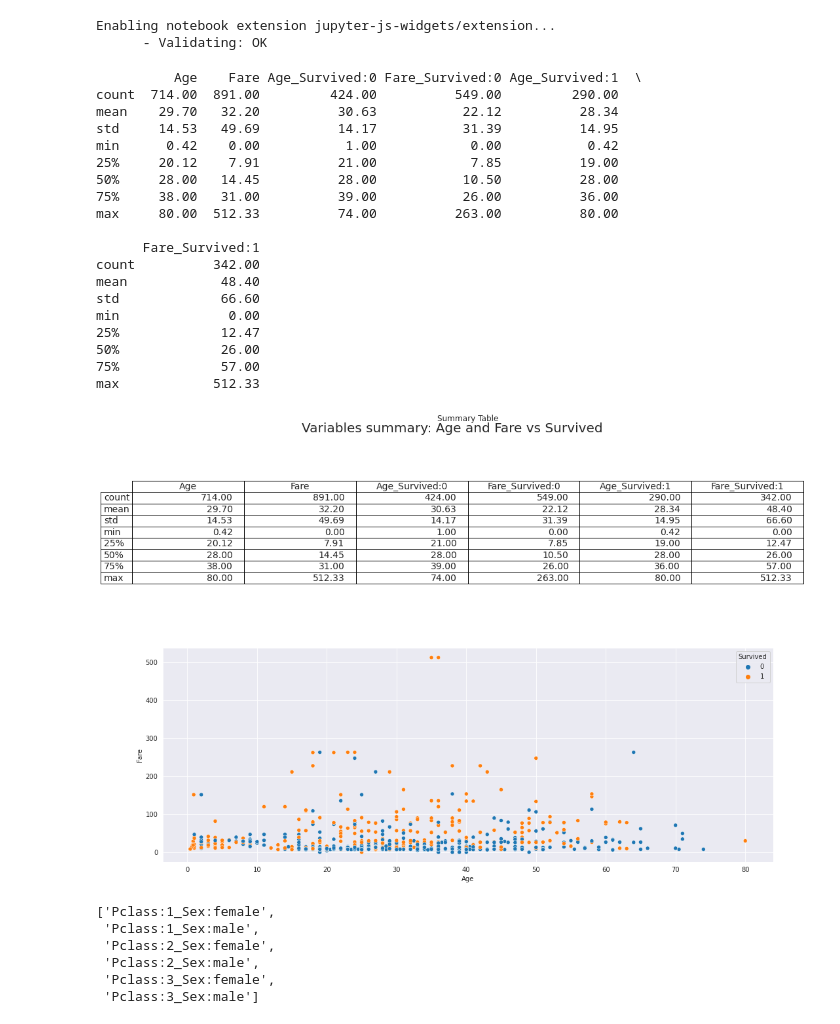
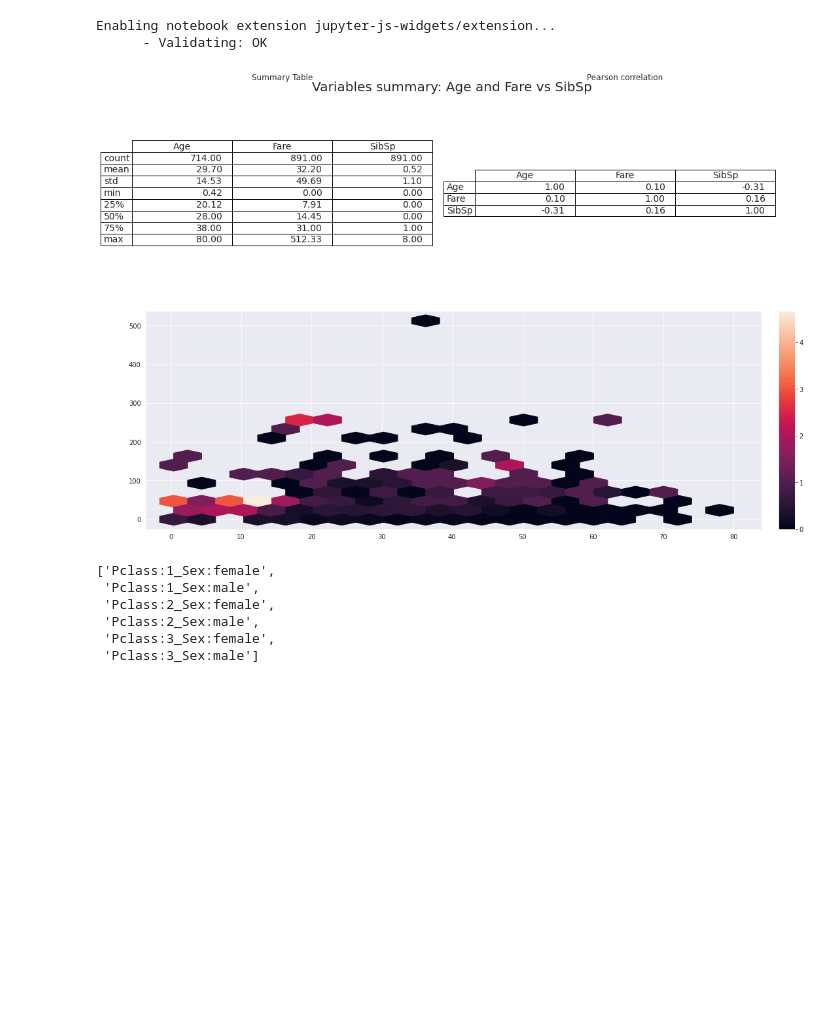
Before and after one commit to edoardovivo/MLAutoEDA, a Jupyter notebook: AutoEDA.ipynb, the cells around one changed output. Drawn from its saved outputs; the diff is of its cells as text; code cells hidden in the pictures; blank space fills up the shorter version.

Commit message:
Added 2 numerical vs numerical plot

```diff
--- a/AutoEDA.ipynb
+++ b/AutoEDA.ipynb
@@ -82,6 +82,7 @@ column_cat, column_num = "Pclass", "Age"
 column_cat2 = "Sex"
 column_cat3 = "Survived"
 column_num1, column_num2 = "Age", "Fare"
+column_num3 = "SibSp"
 dataframe = train_df
 # %%
 dataframe["Survived"].value_counts()
@@ -99,29 +100,10 @@ Enabling notebook extension jupyter-js-widgets/extension...
 # %%
 sns.set_style('darkgrid')
 # %%
-eda.two_numerical_vs_categorical(dataframe, column_num1, column_num2, column_cat3,
+eda.two_numerical_vs_numerical(dataframe, column_num1, column_num2, column_num3,
                          palette=None, ax=None, order=None)
 # %% [output]
-          Age    Fare Age_Survived:0 Fare_Survived:0 Age_Survived:1  \
-count  714.00  891.00         424.00          549.00         290.00
-mean    29.70   32.20          30.63           22.12          28.34
-std     14.53   49.69          14.17           31.39          14.95
-min      0.42    0.00           1.00            0.00           0.42
-25%     20.12    7.91          21.00            7.85          19.00
-50%     28.00   14.45          28.00           10.50          28.00
-75%     38.00   31.00          39.00           26.00          36.00
-max     80.00  512.33          74.00          263.00          80.00
-
-      Fare_Survived:1
-count          342.00
-mean            48.40
-std             66.60
-min              0.00
-25%             12.47
-50%             26.00
-75%             57.00
-max            512.33
-[figure, old version]
+[figure, new version]
 # %%
 l1 = ['Pclass', 'Sex']
 l2 = [(1, 'female'), (1, 'male'), (2, 'female'), (2, 'male'), (3, 'female'), (3, 'male')]
```
Also changed, not shown: 1 other file.
